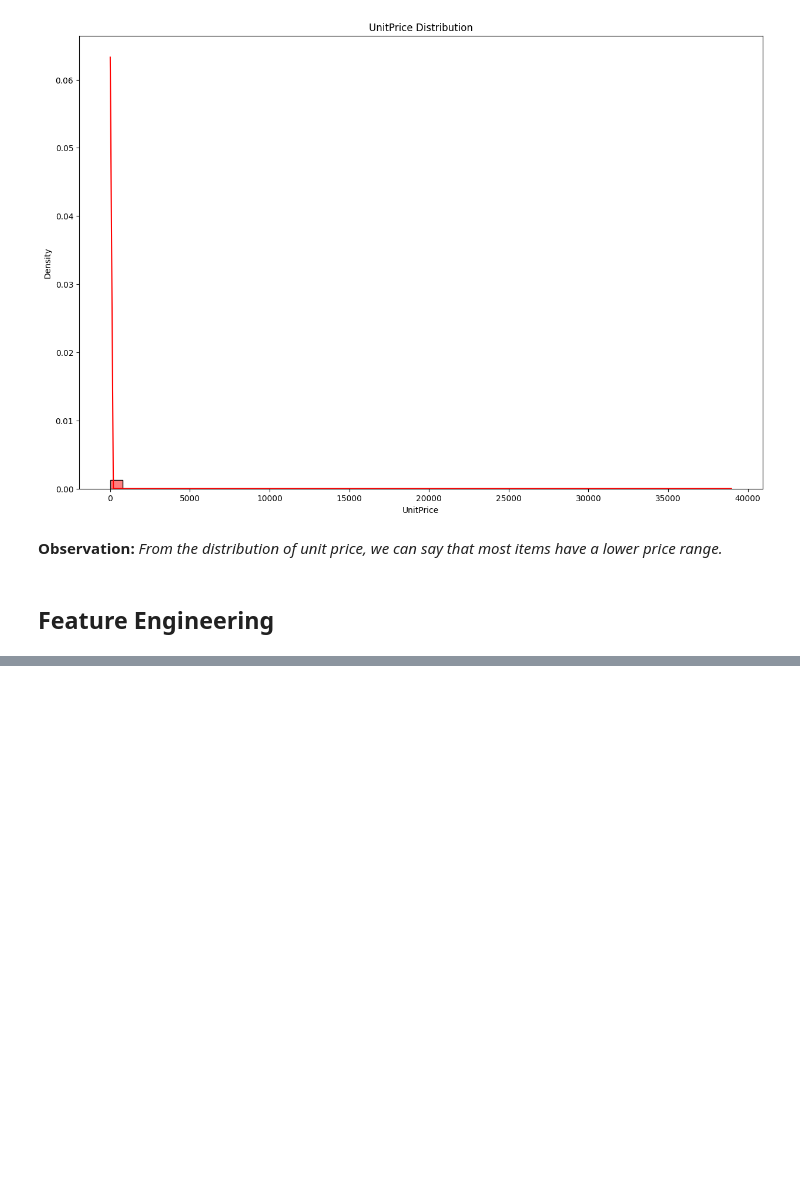
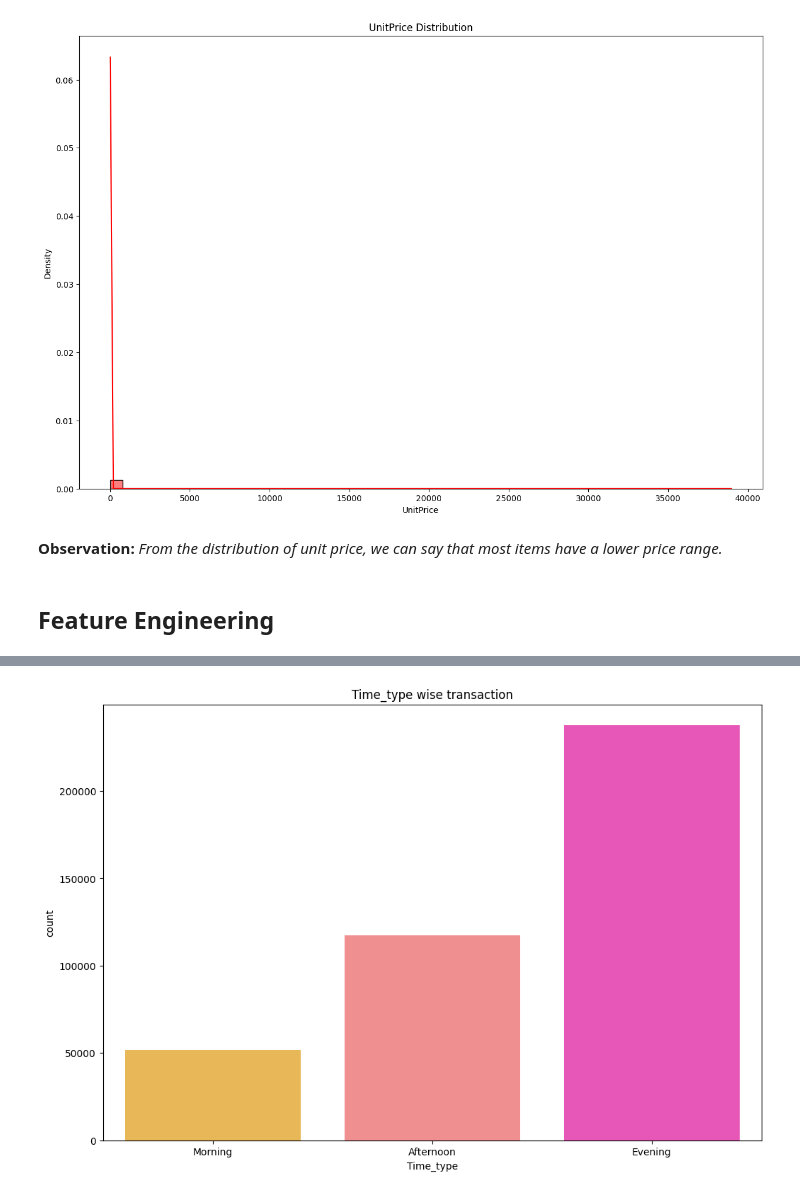
Before and after one commit to hamant-jagwan/Online_Retail_Customer_Segmentation_Unsupervised_leaning, a Jupyter notebook: Online_Retail_Customer_Segmentation.ipynb, the cells around one changed output, grey strips where cells are left out. Saved outputs shown, nothing was run; the diff lists cells and outputs as text; code cells hidden in the pictures; blank space fills up the shorter version.

```diff
--- a/Online_Retail_Customer_Segmentation.ipynb
+++ b/Online_Retail_Customer_Segmentation.ipynb
@@ -297,0 +446,19 @@ sns.histplot(customer_df['UnitPrice'], color="r", bins=50, kde=True, stat='densi
+# %%
+# dividing hours into morning, afternoon and evening
+def time_type(time):
+  if(time>=6 and time<=11):
+    return "Morning"
+  elif(time>=12 and time<=17):
+    return 'Afternoon'
+  else:
+    return "Evening"
+# %%
+#applying function we created on hour column
+customer_df['Time_type'] = customer_df['Hour'].apply(time_type)
+# %%
+#plotting for time type
+plt.figure(figsize=(12,8))
+plt.title('Time_type wise transaction')
+sns.countplot(x='Time_type',data=customer_df, palette='spring_r');
+# %% [output]
+[figure, added]
```
Also changed, not shown: parts of 23 cells of this notebook, 1 other file.
